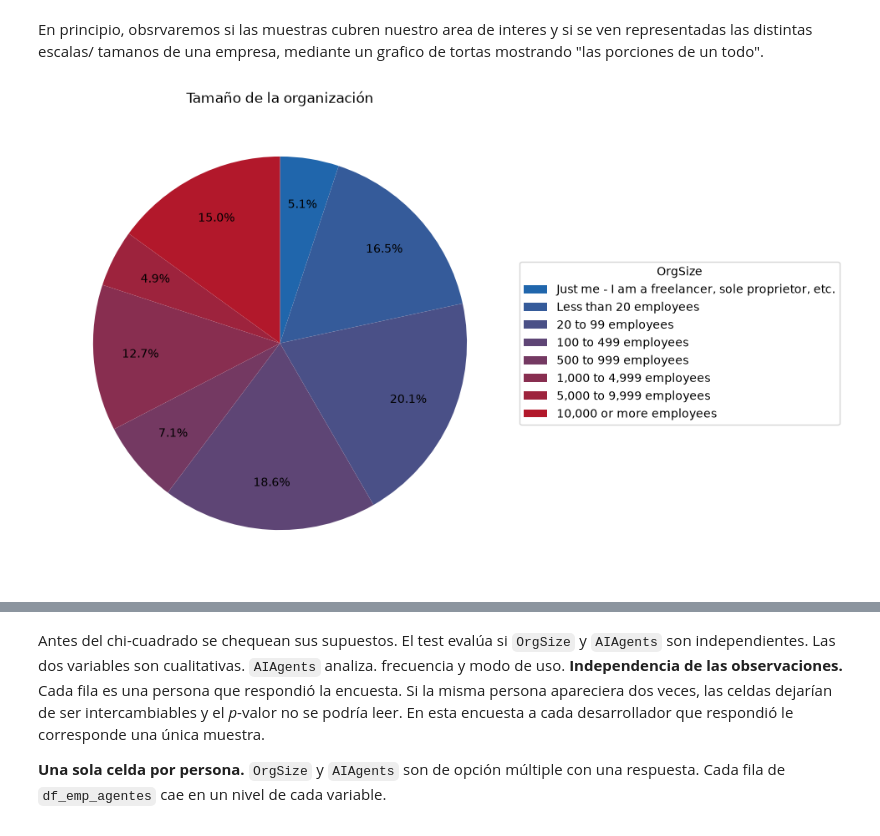
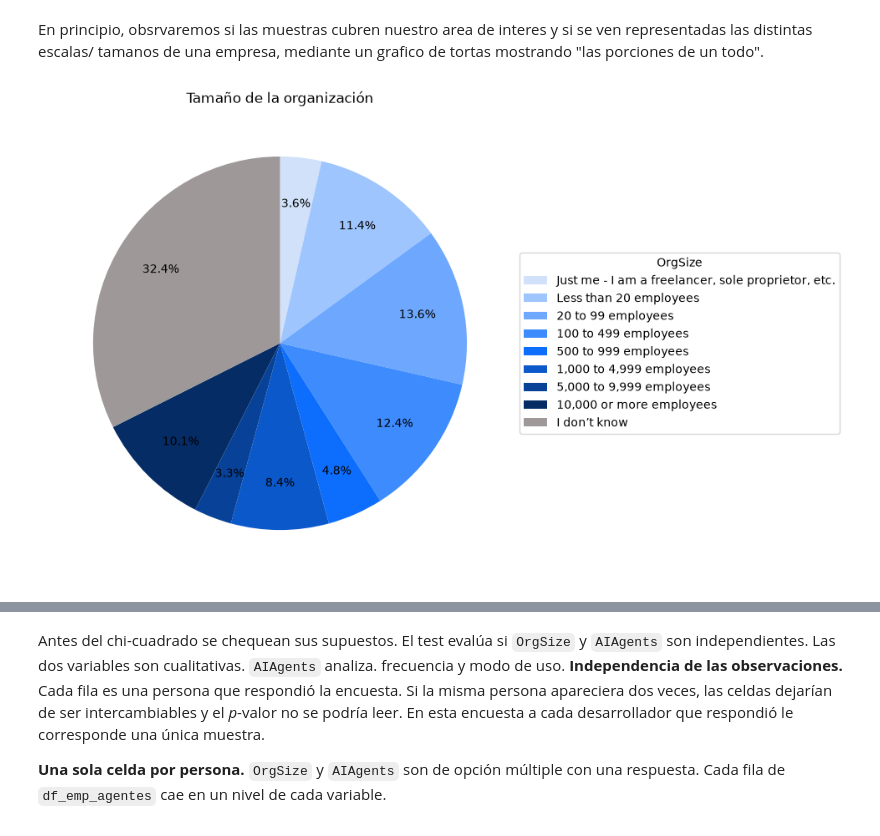
Before and after one commit to MateoGarrido13/StackOverflow-G23, a Jupyter notebook: Grupo23-Fund_C_Datos-StackOverflow.ipynb, the cells around one changed output, grey strips where cells are left out. Saved outputs shown, nothing was run; the diff lists cells and outputs as text; code cells hidden in the pictures.

```diff
--- a/Grupo23-Fund_C_Datos-StackOverflow.ipynb
+++ b/Grupo23-Fund_C_Datos-StackOverflow.ipynb
@@ -1454,6 +1559,33 @@ df_emp_agentes.loc[imputar_no_planea, "AIAgents"] = "No, and I don't plan to"
 
 print(f"Imputadas con uso diario de agentes: {int(imputar_diario.sum())}")
 print(f"Imputadas con no planea usar agentes: {int(imputar_no_planea.sum())}")
+
+orden_org = [
+    "Just me - I am a freelancer, sole proprietor, etc.",
+    "Less than 20 employees",
+    "20 to 99 employees",
+    "100 to 499 employees",
+    "500 to 999 employees",
+    "1,000 to 4,999 employees",
+    "5,000 to 9,999 employees",
+    "10,000 or more employees",
+]
+no_sabe = "I don’t know"
+colores_org_size = {
+    "I don’t know": "#9E9898",
+    "Just me - I am a freelancer, sole proprietor, etc.": "#D0E1F9",
+    "Less than 20 employees": "#9EC5FE",
+    "20 to 99 employees": "#6EA8FE",
+    "100 to 499 employees": "#3D8BFD",
+    "500 to 999 employees": "#0D6EFD",
+    "1,000 to 4,999 employees": "#0A58CA",
+    "5,000 to 9,999 employees": "#084298",
+    "10,000 or more employees": "#052C65",
+}
+# Unificar nulos y cualquier variante de "I don't know" (apostrofo tipografico vs ASCII).
+org_norm = df_emp_agentes["OrgSize"].astype("string").str.replace("’", "'", regex=False)
+desconocido_org = df_emp_agentes["OrgSize"].isna() | (org_norm == "I don't know")
+df_emp_agentes.loc[desconocido_org, "OrgSize"] = no_sabe
 # %% [output]
 Imputadas con uso diario de agentes: 932
 Imputadas con no planea usar agentes: 201
@@ -1484,31 +1592,28 @@ Nos quedaremos con el 52.151816389176886% de los datos
 # %% [markdown]
 En principio, obsrvaremos si las muestras cubren nuestro area de interes y si se ven representadas las distintas escalas/ tamanos de una empresa, mediante un grafico de tortas mostrando "las porciones de un todo".
 # %%
-# Grafico de torta de OrgSize. El degrade va de azul (menos trabajadores) a rojo (mas).
+# Grafico de torta de OrgSize (poblacion completa tras imputar; incluye "I don’t know").
 import matplotlib.pyplot as plt
-from matplotlib.colors import LinearSegmentedColormap
-
 
 conteos = df_emp_agentes["OrgSize"].value_counts()
-tamanios = [nivel for nivel in orden_org if nivel in conteos.index]
+orden_org_pie = [*orden_org, no_sabe]
+tamanios = list(dict.fromkeys(n for n in orden_org_pie if n in conteos.index))
 valores = [int(conteos[nivel]) for nivel in tamanios]
 etiquetas = list(tamanios)
-
-cmap = LinearSegmentedColormap.from_list("azul_rojo", ["#2066ac", "#b2182b"])
-colores = [cmap(i / (len(tamanios) - 1)) for i in range(len(tamanios))]
+colores = [colores_org_size[nivel] for nivel in tamanios]
 
 fig, ax = plt.subplots(figsize=(9, 7))
 ax.pie(
     valores,
     colors=colores,
     startangle=90,
     counterclock=False,
     autopct="%1.1f%%",
     pctdistance=0.75,
 )
 ax.legend(etiquetas, loc="center left", bbox_to_anchor=(1, 0.5), title="OrgSize")
 ax.set_title("Tamaño de la organización")
 plt.tight_layout()
 plt.show()
 # %% [output]
-[figure, old version]
+[figure, new version]
```
Also changed, not shown: parts of 43 cells of this notebook, 1 other file.
